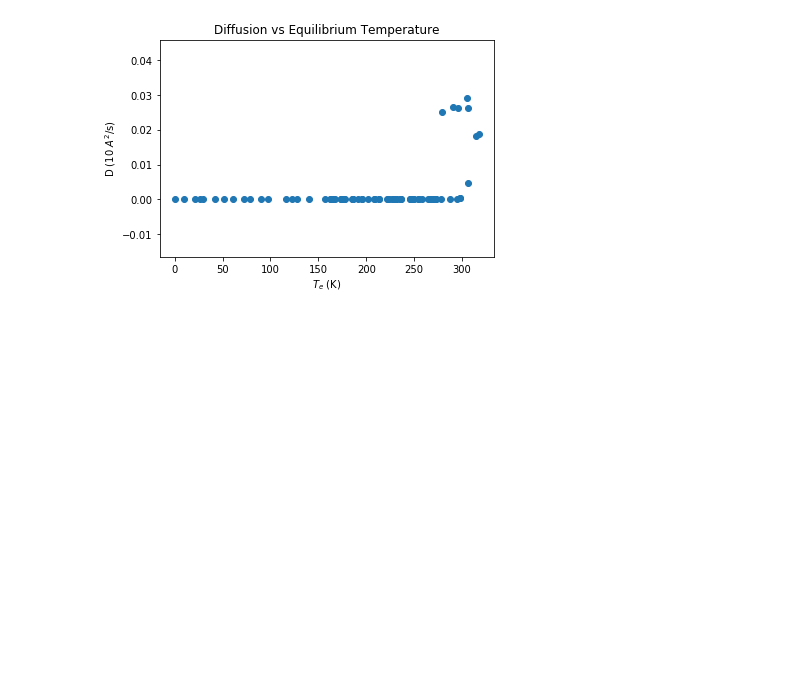
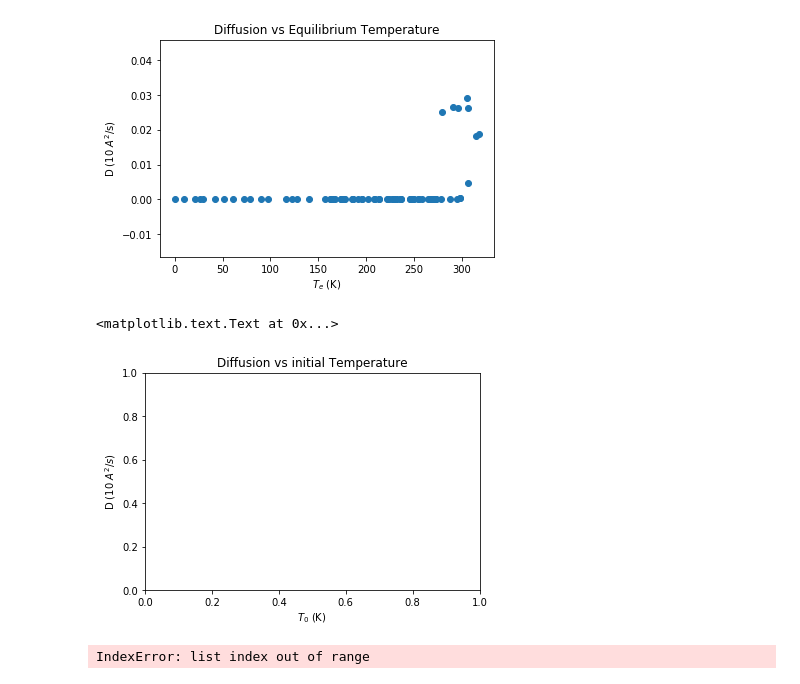
Before and after one commit to roosamic/PHY480MSU, a Jupyter notebook: project4/src/MDcode/statanalysis.ipynb, the cells around one changed output. Cells and saved outputs as stored; diff of their text form; code cells hidden in the pictures; blank space fills up the shorter version.

```diff
--- a/project4/src/MDcode/statanalysis.ipynb
+++ b/project4/src/MDcode/statanalysis.ipynb
@@ -82,3 +82,27 @@ plt.title('Diffusion vs Equilibrium Temperature')
 # %% [output]
 <matplotlib.text.Text at 0x...>
 [figure]
+# %%
+def fullT(datalist,index):
+    temp = [119.735*row[6] for row in datalist[index]]
+
+    return temp
+
+
+for i in range(len(datalist)):
+    time = [row[0] for row in datalist[i]]
+    T0s = [119.735*row[6] for row in datalist[index]]
+    plt.plot(T0s,time)
+
+
+
+plt.xlabel('$T_0$ (K)')
+plt.ylabel('D (10 $A^2/s$)')
+plt.title('Diffusion vs initial Temperature')
+# %% [output]
+<matplotlib.text.Text at 0x...>
+[figure, added]
+# %%
+T0s = [119.735*row[6] for row in datalist[0]]
+# %% [output]
+IndexError: list index out of range
```
Also changed, not shown: 10 other files.
